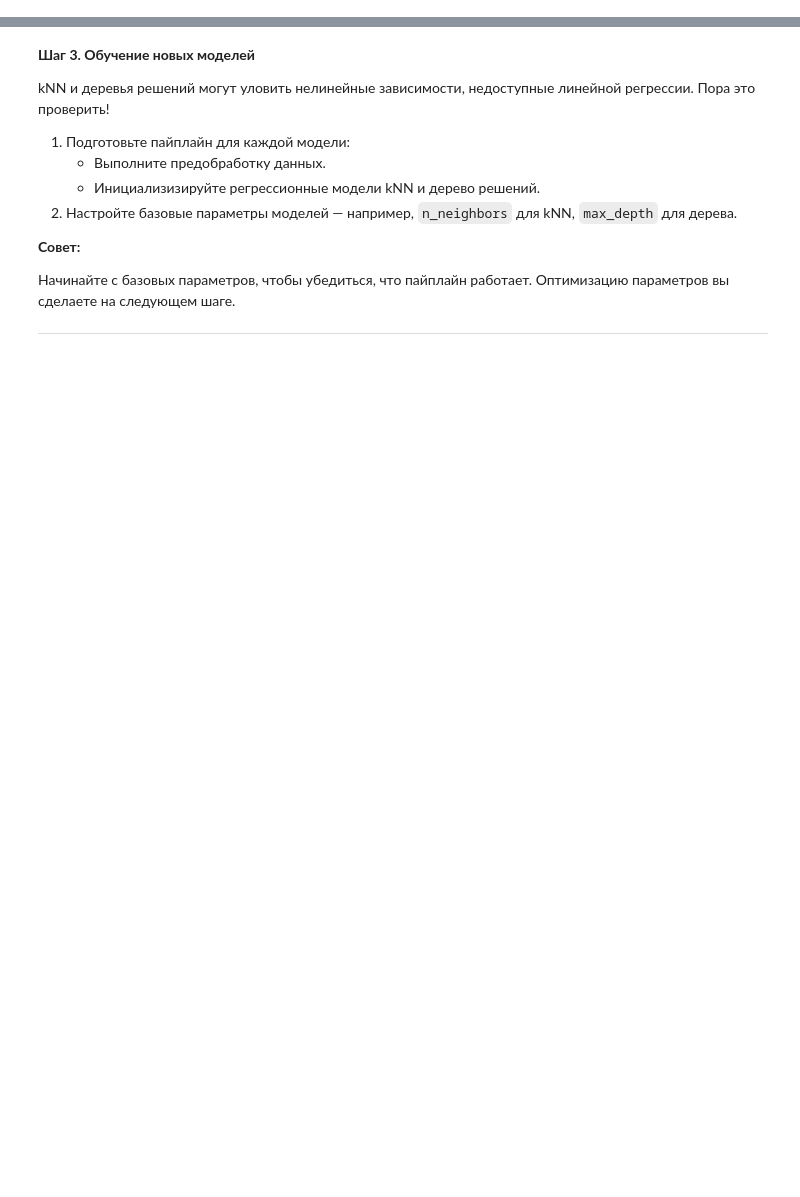
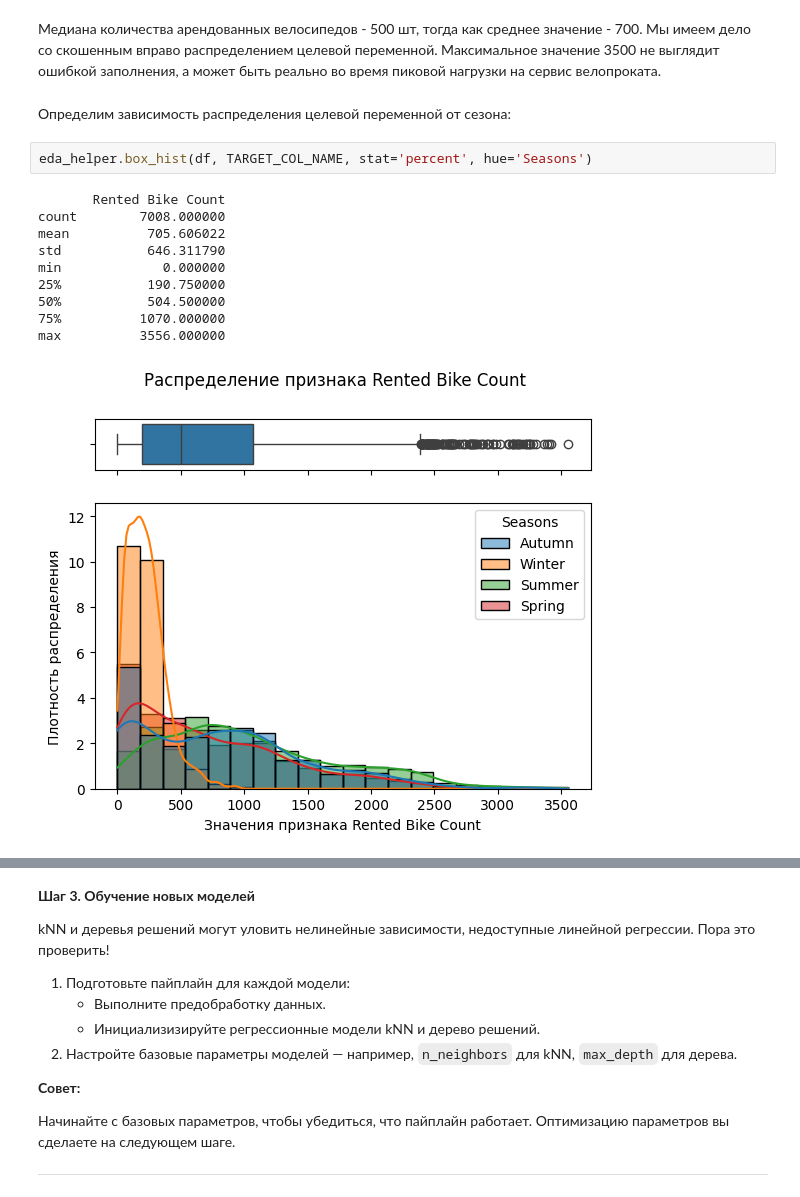
Before and after one commit to nikolai/practicum-bike-demand-prediction-knn-decision-tree, a Jupyter notebook: bikesouth_demand_prediction_non_linear_models.ipynb, the cells around one changed output, grey strips where cells are left out. Saved outputs shown, nothing was run; the diff lists cells and outputs as text; blank space fills up the shorter version.

```diff
--- a/bikesouth_demand_prediction_non_linear_models.ipynb
+++ b/bikesouth_demand_prediction_non_linear_models.ipynb
@@ -61,0 +760,17 @@
+# %% [markdown]
+Медиана количества арендованных велосипедов - 500 шт, тогда как среднее значение - 700. Мы имеем дело со скошенным вправо распределением целевой переменной. Максимальное значение 3500 не выглядит ошибкой заполнения, а может быть реально во время пиковой нагрузки на сервис велопроката.
+# %% [markdown]
+Определим зависимость распределения целевой переменной от сезона:
+# %%
+eda_helper.box_hist(df, TARGET_COL_NAME, stat='percent', hue='Seasons')
+# %% [output]
+       Rented Bike Count
+count        7008.000000
+mean          705.606022
+std           646.311790
+min             0.000000
+25%           190.750000
+50%           504.500000
+75%          1070.000000
+max          3556.000000
+[figure, added]
```
Also changed, not shown: parts of 124 cells of this notebook, 1 other file.
